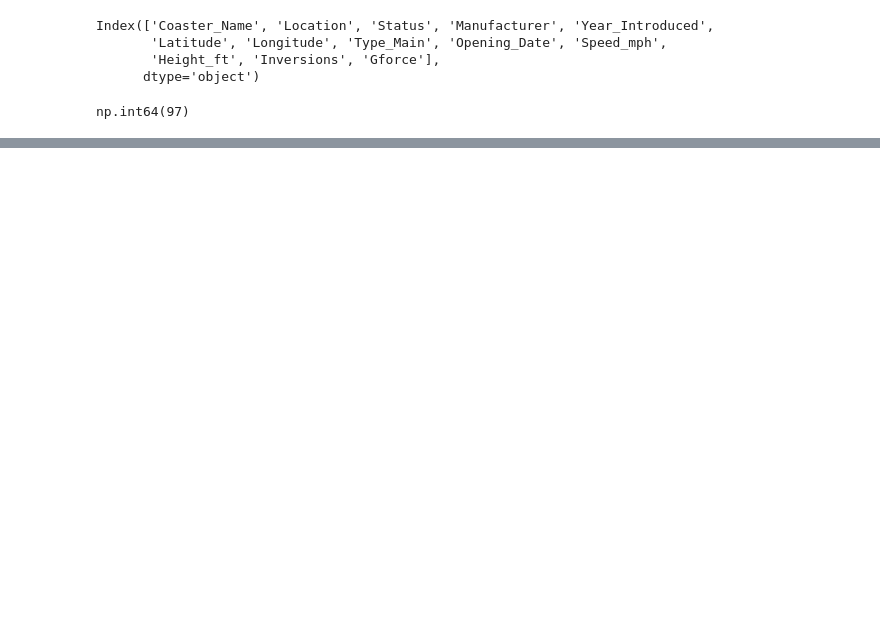
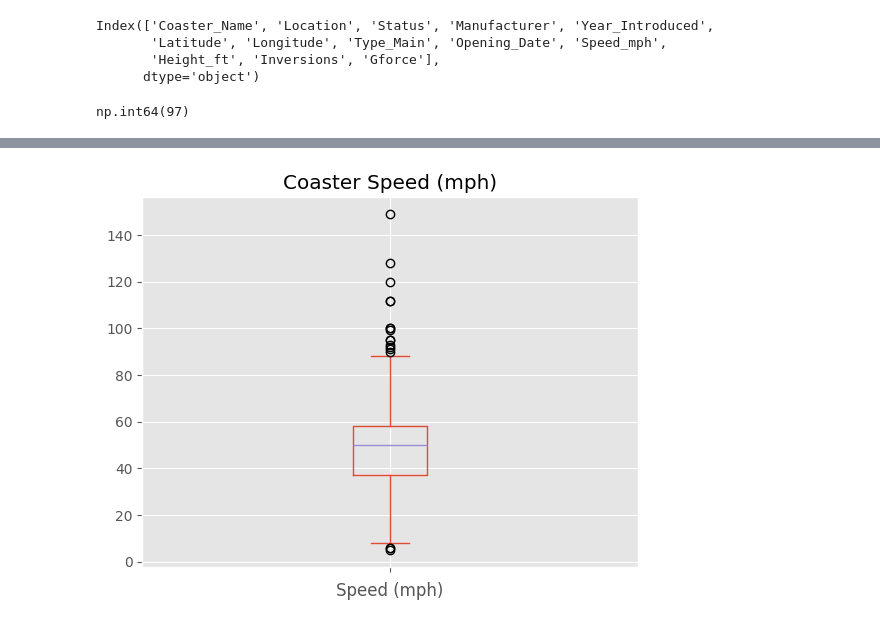
Before and after one commit to Ibrhmbpri/Intro-to-EDA, a Jupyter notebook: Introduction_to_Exploratory_Data_Analysis.ipynb, the cells around one changed output, grey strips where cells are left out. Cells and saved outputs as stored; diff of their text form; code cells hidden in the pictures; blank space fills up the shorter version.

```diff
--- a/Introduction_to_Exploratory_Data_Analysis.ipynb
+++ b/Introduction_to_Exploratory_Data_Analysis.ipynb
@@ -223,0 +275,8 @@ df = df.loc[~df.duplicated(subset=['Coaster_Name', 'Location', 'Opening_Date'])]
+# %%
+fig, ax = plt.subplots()
+df[['Speed_mph']].plot(kind='box', title='Coaster Speed (mph)', ax=ax, legend=False)
+ax.set_xlabel('Speed (mph)')
+ax.set_xticklabels([''])
+plt.show()
+# %% [output]
+[figure, added]
```
Also changed, not shown: parts of 18 cells of this notebook.
